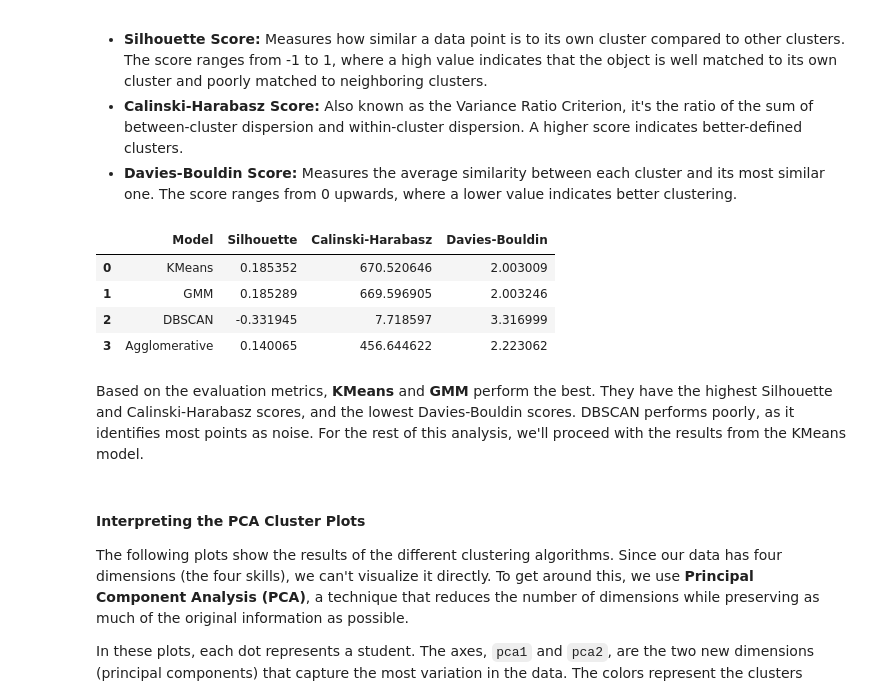
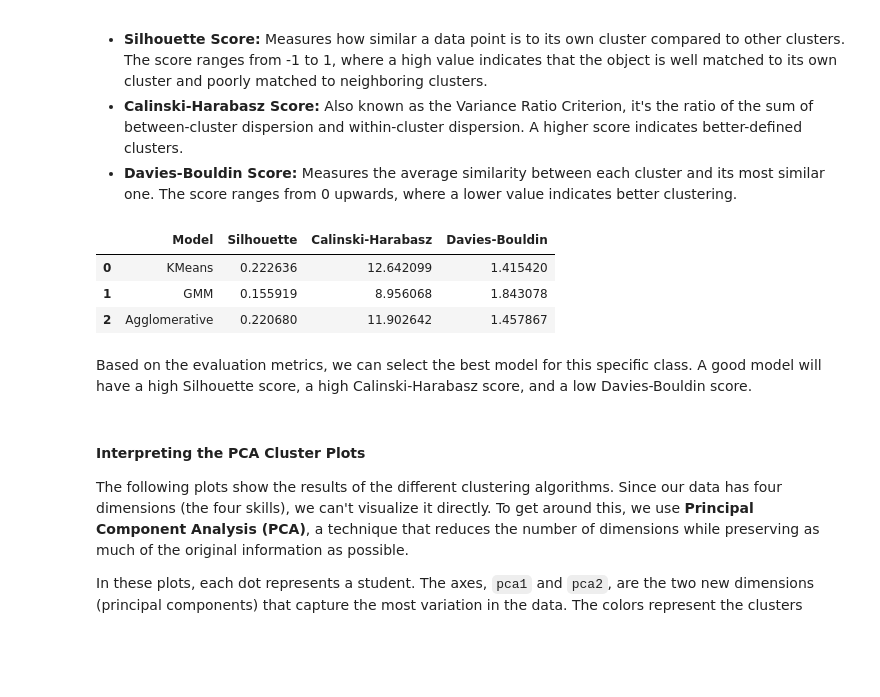
Before and after one commit to arfaouiahmed1/Stage, a Jupyter notebook: Datasets/Clustering Students/Clustering_Students_Final.ipynb, the cells around one changed output. Saved outputs shown, nothing was run; the diff lists cells and outputs as text; code cells hidden in the pictures; blank space fills up the shorter version.

```diff
--- a/Datasets/Clustering Students/Clustering_Students_Final.ipynb
+++ b/Datasets/Clustering Students/Clustering_Students_Final.ipynb
@@ -137,4 +128,4 @@ The correlation matrix shows that there is very little correlation between the d
 # %%
 # Skill Distribution
-fig = px.box(X, title='Distribution of Student Skills')
+fig = px.box(X, title=f'Distribution of Student Skills for Class {selected_class}')
 fig.show()
@@ -143,4 +131,0 @@ The box plot shows that all skills are fairly evenly distributed, with medians a
-# %%
-# Pair Plot of Skills
-fig = px.scatter_matrix(X, title='Pair Plot of Skills', height=800)
-fig.show()
@@ -166,12 +149,12 @@ Now, we'll determine the optimal number of clusters to use and then train our mo
 # %%
 def get_optimal_k(X_scaled, max_k=10):
     wcss = []
-    for i in range(1, max_k + 1):
+    for i in range(1, min(max_k, len(X_scaled)) + 1):
         kmeans = KMeans(n_clusters=i, init='k-means++', random_state=42, n_init=10)
         kmeans.fit(X_scaled)
         wcss.append(kmeans.inertia_)
 
-    fig = go.Figure(data=go.Scatter(x=list(range(1, 11)), y=wcss, mode='lines+markers'))
+    fig = go.Figure(data=go.Scatter(x=list(range(1, len(wcss) + 1)), y=wcss, mode='lines+markers'))
     fig.update_layout(title='Elbow Method for Optimal k',
                       xaxis_title='Number of clusters (k)',
                       yaxis_title='Within-Cluster Sum of Squares (WCSS)')
@@ -181,7 +164,7 @@ def get_optimal_k(X_scaled, max_k=10):
         deltas = np.diff(wcss, 2)
         optimal_k = np.argmax(deltas) + 2
     except ValueError:
-        optimal_k = 4
+        optimal_k = 3
 
     return optimal_k
 
@@ -194,13 +177,11 @@ The Elbow Method plot shows that the rate of decrease in WCSS slows down after k
 # %%
 kmeans = KMeans(n_clusters=optimal_k, random_state=42, n_init=10)
 gmm = GaussianMixture(n_components=optimal_k, random_state=42)
-dbscan = DBSCAN(eps=0.5, min_samples=5)
 agglomerative = AgglomerativeClustering(n_clusters=optimal_k)
 
-df['kmeans_cluster'] = kmeans.fit_predict(X_scaled)
-df['gmm_cluster'] = gmm.fit_predict(X_scaled)
-df['dbscan_cluster'] = dbscan.fit_predict(X_scaled)
-df['agglomerative_cluster'] = agglomerative.fit_predict(X_scaled)
+class_df['kmeans_cluster'] = kmeans.fit_predict(X_scaled)
+class_df['gmm_cluster'] = gmm.fit_predict(X_scaled)
+class_df['agglomerative_cluster'] = agglomerative.fit_predict(X_scaled)
 # %% [markdown]
 ### 6. Evaluation
 To choose the best clustering model, we'll use the following metrics:
@@ -210,32 +191,31 @@ To choose the best clustering model, we'll use the following metrics:
 # %%
 def evaluate_clustering(X_scaled, labels, model_name):
     if len(set(labels)) > 1:
         silhouette = silhouette_score(X_scaled, labels)
         calinski = calinski_harabasz_score(X_scaled, labels)
         davies = davies_bouldin_score(X_scaled, labels)
     else:
         silhouette, calinski, davies = -1, -1, -1
 
     return {'Model': model_name, 'Silhouette': silhouette, 'Calinski-Harabasz': calinski, 'Davies-Bouldin': davies}
 
-kmeans_eval = evaluate_clustering(X_scaled, df['kmeans_cluster'], 'KMeans')
-gmm_eval = evaluate_clustering(X_scaled, df['gmm_cluster'], 'GMM')
-dbscan_eval = evaluate_clustering(X_scaled, df['dbscan_cluster'], 'DBSCAN')
-agglomerative_eval = evaluate_clustering(X_scaled, df['agglomerative_cluster'], 'Agglomerative')
+kmeans_eval = evaluate_clustering(X_scaled, class_df['kmeans_cluster'], 'KMeans')
+gmm_eval = evaluate_clustering(X_scaled, class_df['gmm_cluster'], 'GMM')
+agglomerative_eval = evaluate_clustering(X_scaled, class_df['agglomerative_cluster'], 'Agglomerative')
 
-evaluation_df = pd.DataFrame([kmeans_eval, gmm_eval, dbscan_eval, agglomerative_eval])
+evaluation_df = pd.DataFrame([kmeans_eval, gmm_eval, agglomerative_eval])
 display(evaluation_df)
 
-fig = px.bar(evaluation_df.melt(id_vars='Model'), x='Model', y='value', color='variable', barmode='group', title='Clustering Model Comparison')
+fig = px.bar(evaluation_df.melt(id_vars='Model'), x='Model', y='value', color='variable', barmode='group', title=f'Clustering Model Comparison for Class {selected_class}')
+fig.update_layout(yaxis_title='Score')
 fig.show()
 # %% [output]
 |  | Model | Silhouette | Calinski-Harabasz | Davies-Bouldin |
-| 0 | KMeans | 0.185352 | 670.520646 | 2.003009 |
-| 1 | GMM | 0.185289 | 669.596905 | 2.003246 |
-| 2 | DBSCAN | -0.331945 | 7.718597 | 3.316999 |
-| 3 | Agglomerative | 0.140065 | 456.644622 | 2.223062 |
+| 0 | KMeans | 0.222636 | 12.642099 | 1.415420 |
+| 1 | GMM | 0.155919 | 8.956068 | 1.843078 |
+| 2 | Agglomerative | 0.220680 | 11.902642 | 1.457867 |
-# %% [markdown]
-Based on the evaluation metrics, **KMeans** and **GMM** perform the best. They have the highest Silhouette and Calinski-Harabasz scores, and the lowest Davies-Bouldin scores. DBSCAN performs poorly, as it identifies most points as noise. For the rest of this analysis, we'll proceed with the results from the KMeans model.
+# %% [markdown]
+Based on the evaluation metrics, we can select the best model for this specific class. A good model will have a high Silhouette score, a high Calinski-Harabasz score, and a low Davies-Bouldin score.
 # %% [markdown]
 #### Interpreting the PCA Cluster Plots
 The following plots show the results of the different clustering algorithms. Since our data has four dimensions (the four skills), we can't visualize it directly. To get around this, we use **Principal Component Analysis (PCA)**, a technique that reduces the number of dimensions while preserving as much of the original information as possible.
```
Also changed, not shown: parts of 31 cells of this notebook, 2 other files.
